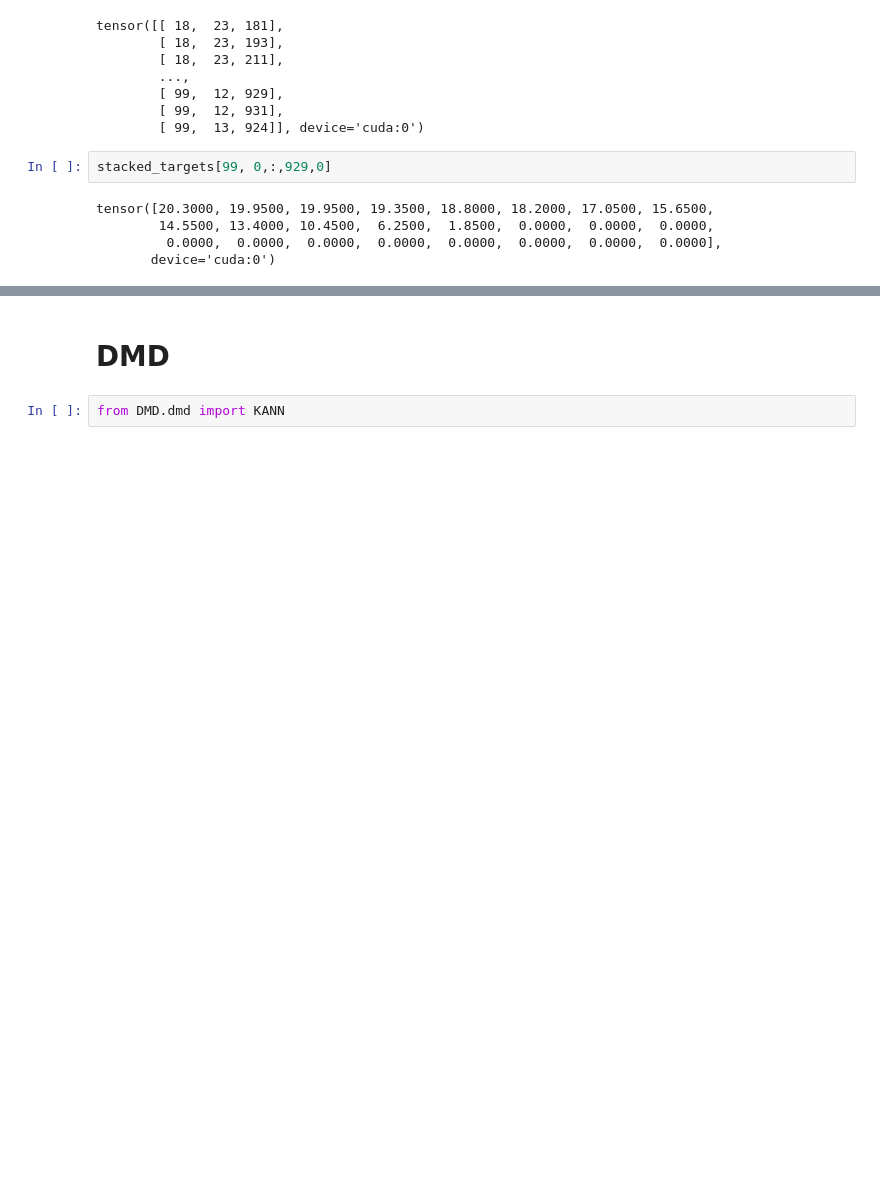
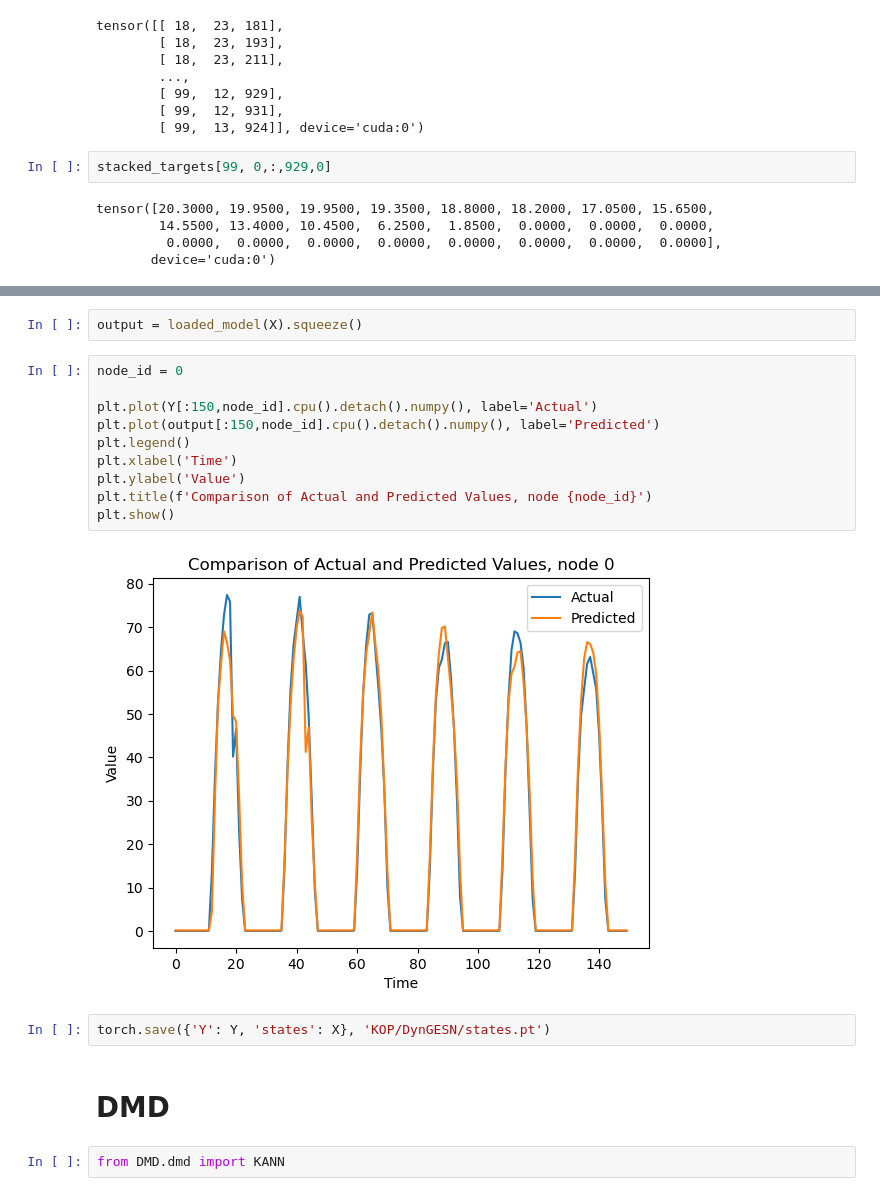
Before and after one commit to NGMLGroup/Koopman-TGNN-Interpretability, a Jupyter notebook: DynGESN_DMD.ipynb, the cells around one changed output, grey strips where cells are left out. Saved outputs shown, nothing was run; the diff lists cells and outputs as text; blank space fills up the shorter version.

```diff
--- a/DynGESN_DMD.ipynb
+++ b/DynGESN_DMD.ipynb
@@ -228,3 +250,19 @@ plt.show()
+# %%
+output = loaded_model(X).squeeze()
+# %%
+node_id = 0
+
+plt.plot(Y[:150,node_id].cpu().detach().numpy(), label='Actual')
+plt.plot(output[:150,node_id].cpu().detach().numpy(), label='Predicted')
+plt.legend()
+plt.xlabel('Time')
+plt.ylabel('Value')
+plt.title(f'Comparison of Actual and Predicted Values, node {node_id}')
+plt.show()
+# %% [output]
+[figure, added]
+# %%
+torch.save({'Y': Y, 'states': X}, 'KOP/DynGESN/states.pt')
 # %% [markdown]
 # DMD
 # %%
```
Also changed, not shown: parts of 48 cells of this notebook.
